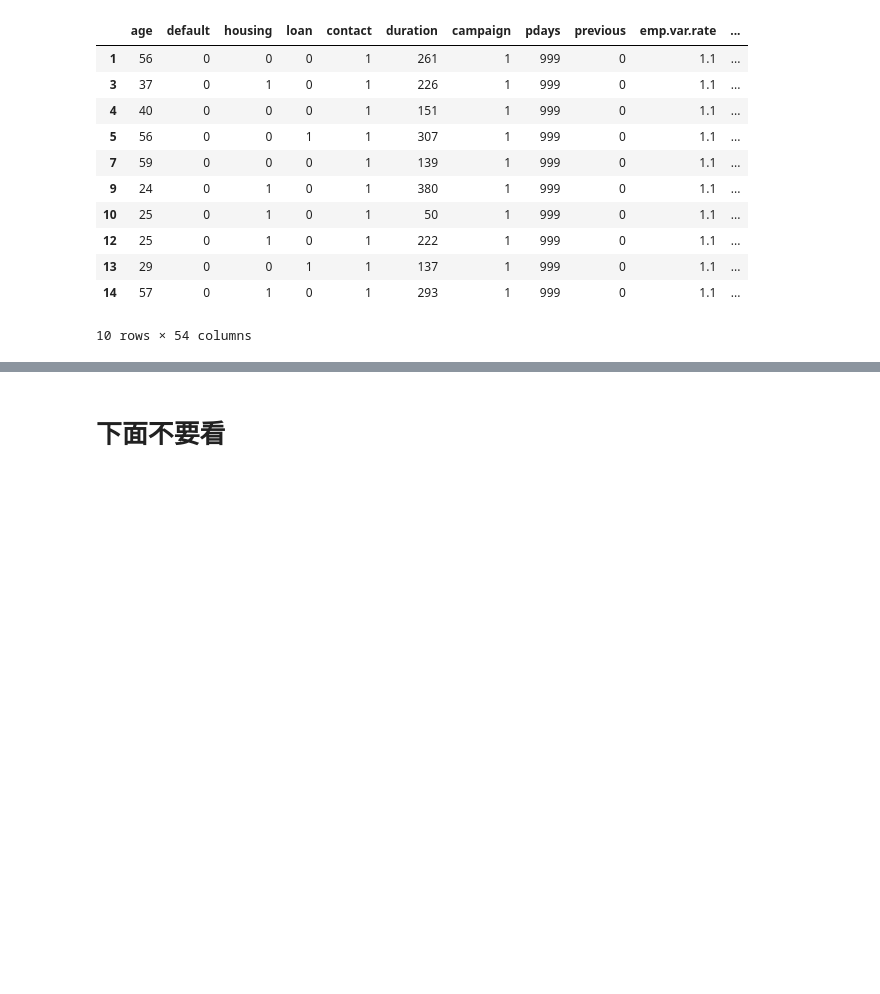
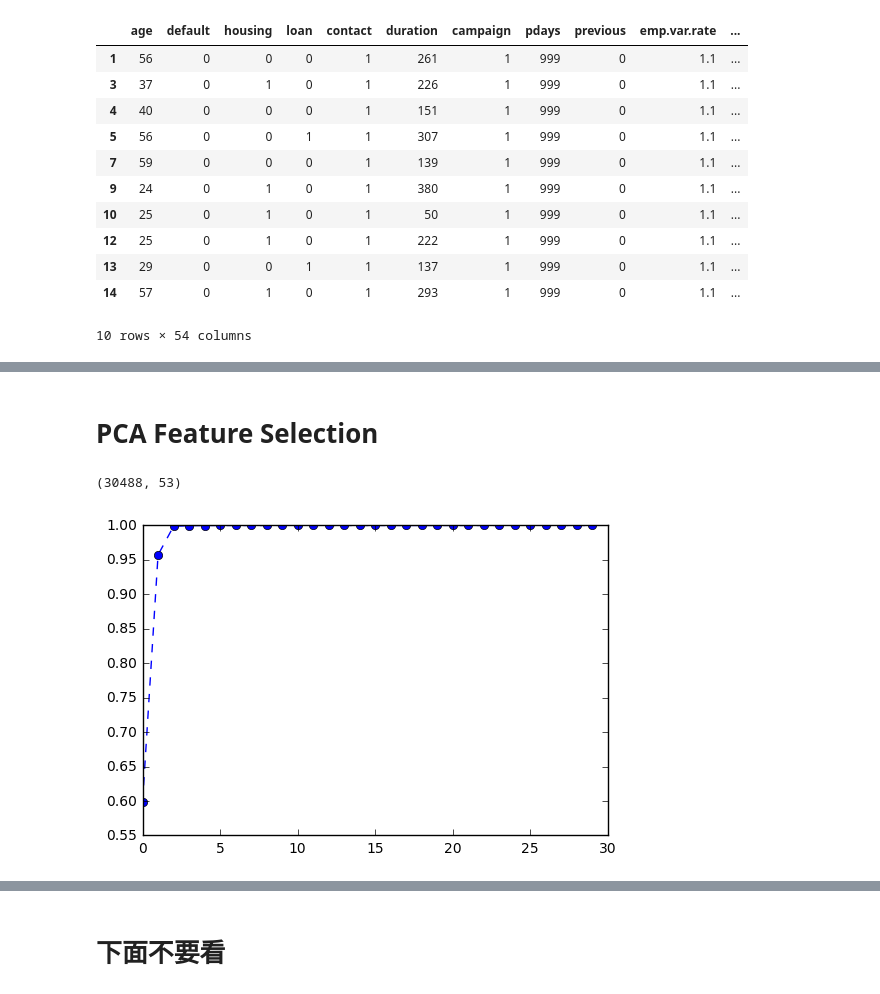
Before and after one commit to ChessyHsu/Statistical-Learning, a Jupyter notebook: Final/bank.ipynb, the cells around one changed output, grey strips where cells are left out. Drawn from its saved outputs; the diff is of its cells as text; code cells hidden in the pictures; blank space fills up the shorter version.

```diff
--- a/Final/bank.ipynb
+++ b/Final/bank.ipynb
@@ -215,0 +297,18 @@ train_nonull.head(10)
+# %% [markdown]
+# PCA Feature Selection
+# %%
+import pandas as pd
+import numpy as np
+import matplotlib.pyplot as plt
+from sklearn.decomposition import PCA
+# 把所有的feature都放進去
+# 看保留幾個解釋力進步最多的feature
+from sklearn import preprocessing
+print(X_train.shape)
+estimator = PCA(n_components=30)
+pca_x_train = estimator.fit_transform(X_train)
+plt.plot(estimator.explained_variance_ratio_.cumsum(), '--o')
+plt.show()
+# %% [output]
+(30488, 53)
+[figure, added]
```
Also changed, not shown: parts of 7 cells of this notebook.
